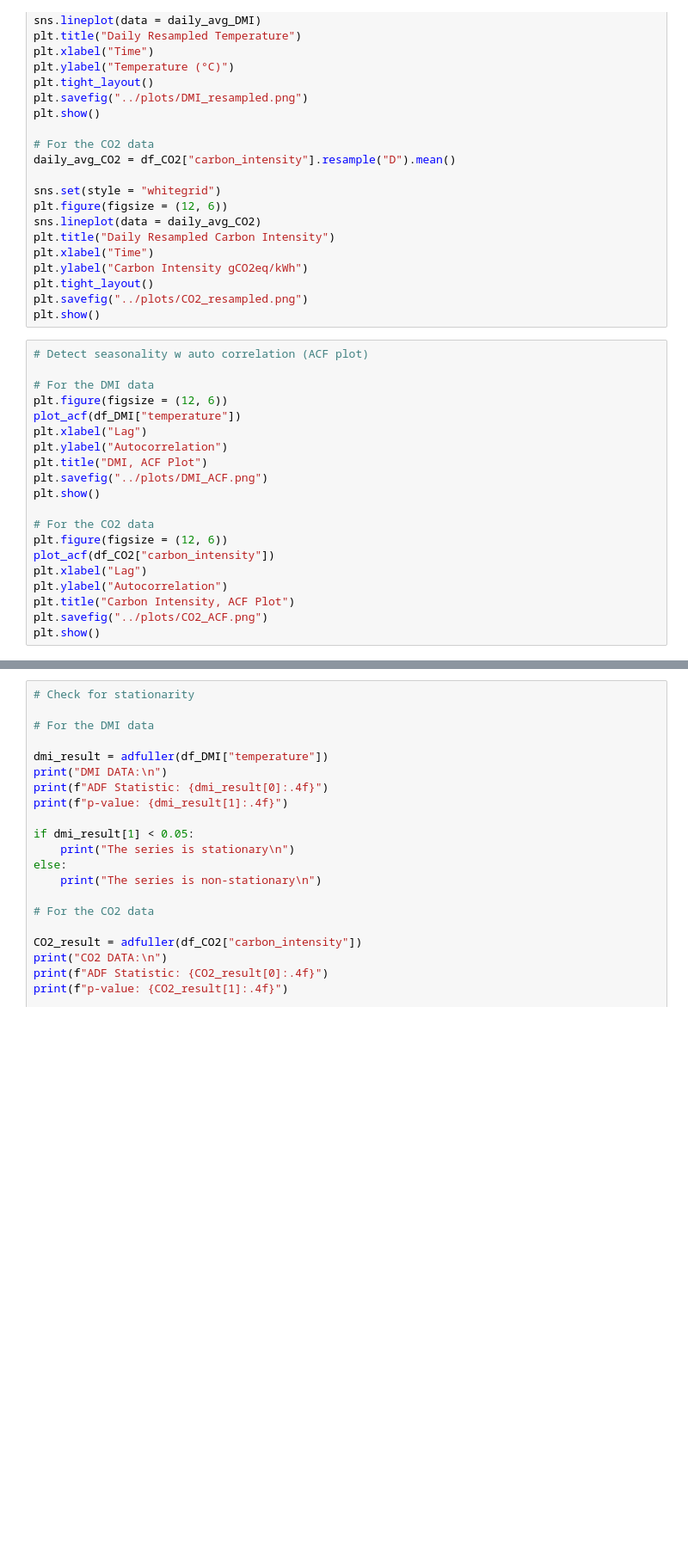
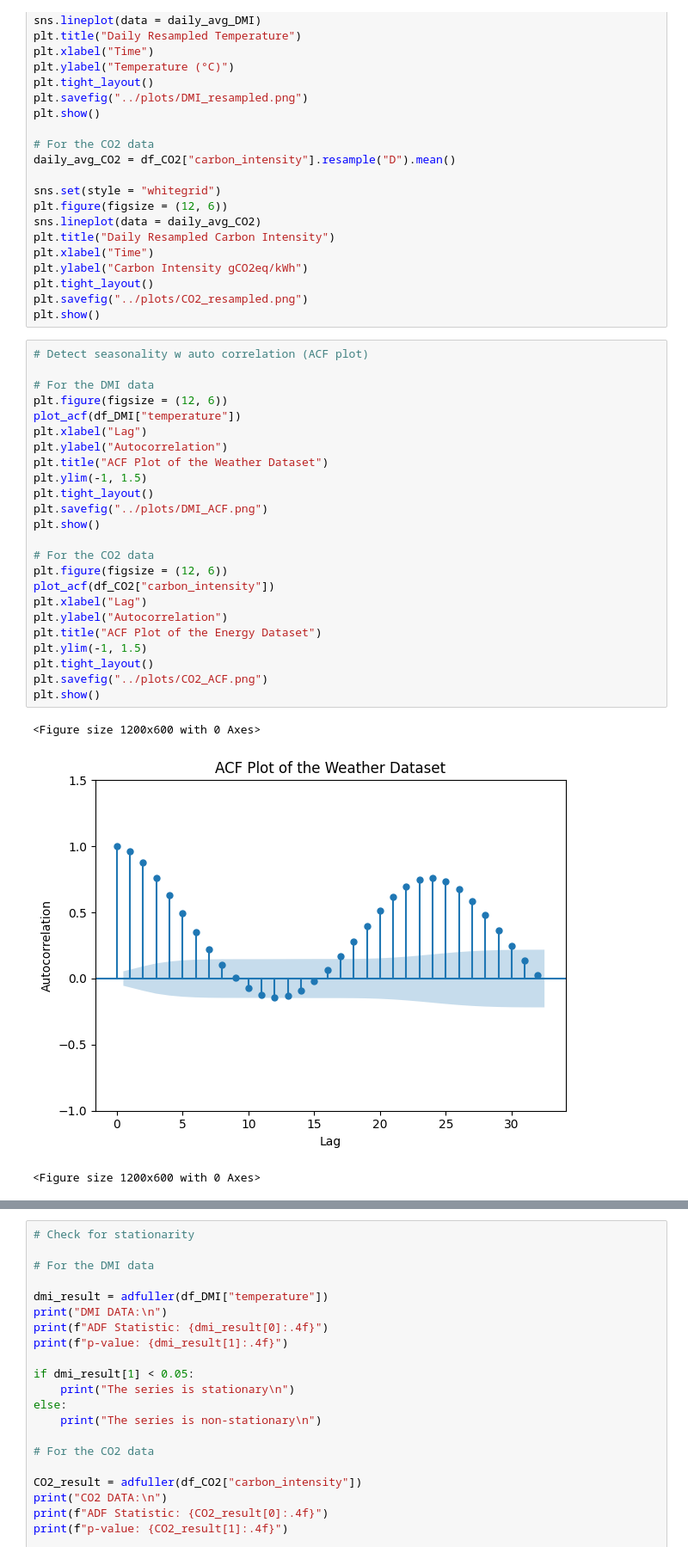
Before and after one commit to SMosegaard/DataScienceExam, a Jupyter notebook: data/data_visualisations.ipynb, the cells around one changed output, grey strips where cells are left out. Shown at 86% size. Cells and saved outputs as stored; diff of their text form; blank space fills up the shorter version.

Commit message:
changed y xaxis for ACF plots

```diff
--- a/data/data_visualisations.ipynb
+++ b/data/data_visualisations.ipynb
@@ -129,20 +129,28 @@ plt.show()
 # %%
 # Detect seasonality w auto correlation (ACF plot)
 
 # For the DMI data
 plt.figure(figsize = (12, 6))
 plot_acf(df_DMI["temperature"])
 plt.xlabel("Lag")
 plt.ylabel("Autocorrelation")
-plt.title("DMI, ACF Plot")
+plt.title("ACF Plot of the Weather Dataset")
+plt.ylim(-1, 1.5)
+plt.tight_layout()
 plt.savefig("../plots/DMI_ACF.png")
 plt.show()
 
 # For the CO2 data
 plt.figure(figsize = (12, 6))
 plot_acf(df_CO2["carbon_intensity"])
 plt.xlabel("Lag")
 plt.ylabel("Autocorrelation")
-plt.title("Carbon Intensity, ACF Plot")
+plt.title("ACF Plot of the Energy Dataset")
+plt.ylim(-1, 1.5)
+plt.tight_layout()
 plt.savefig("../plots/CO2_ACF.png")
 plt.show()
+# %% [output]
+<Figure size 1200x600 with 0 Axes>
+[figure, added]
+<Figure size 1200x600 with 0 Axes>
```
Also changed, not shown: parts of 1 cell of this notebook.
